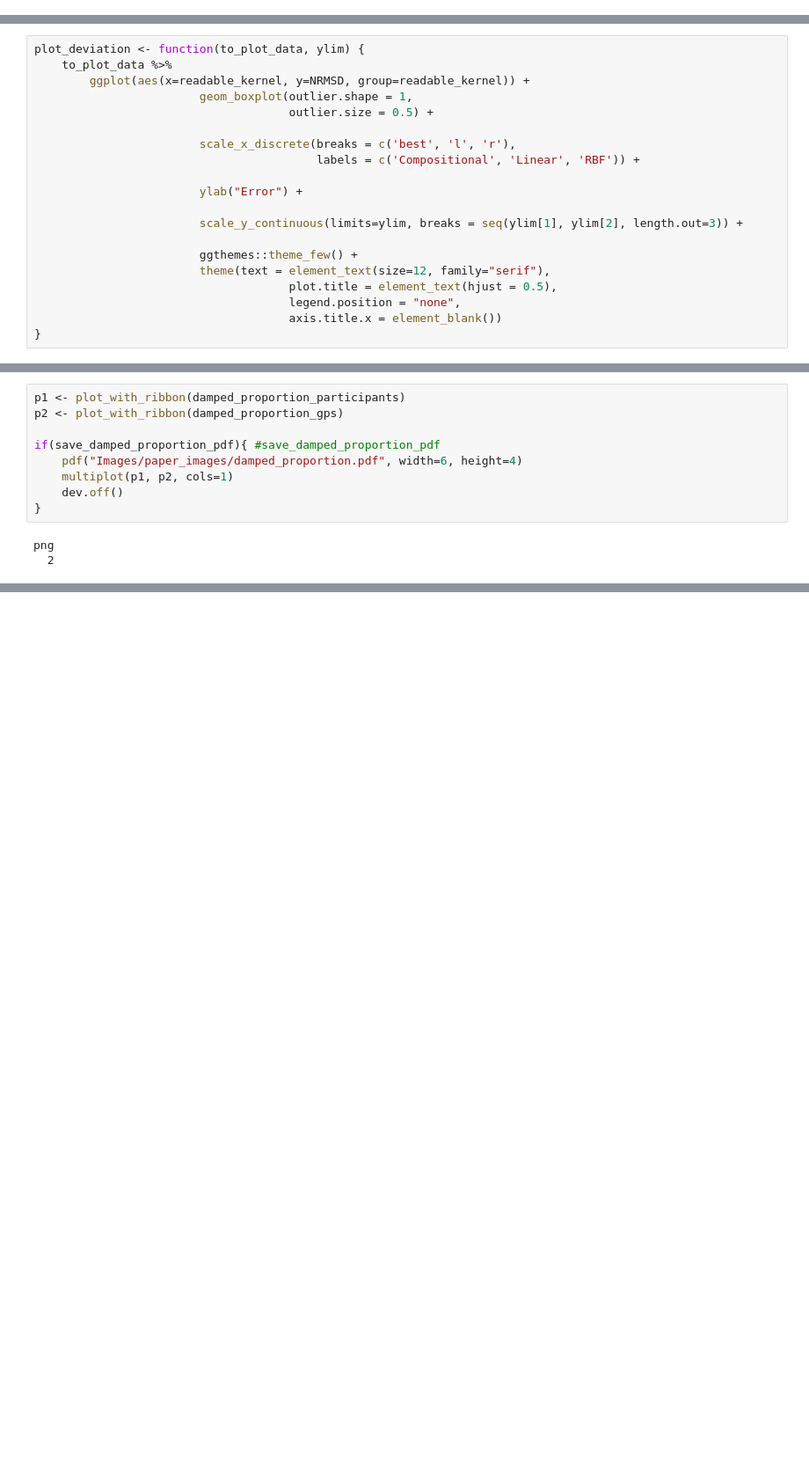
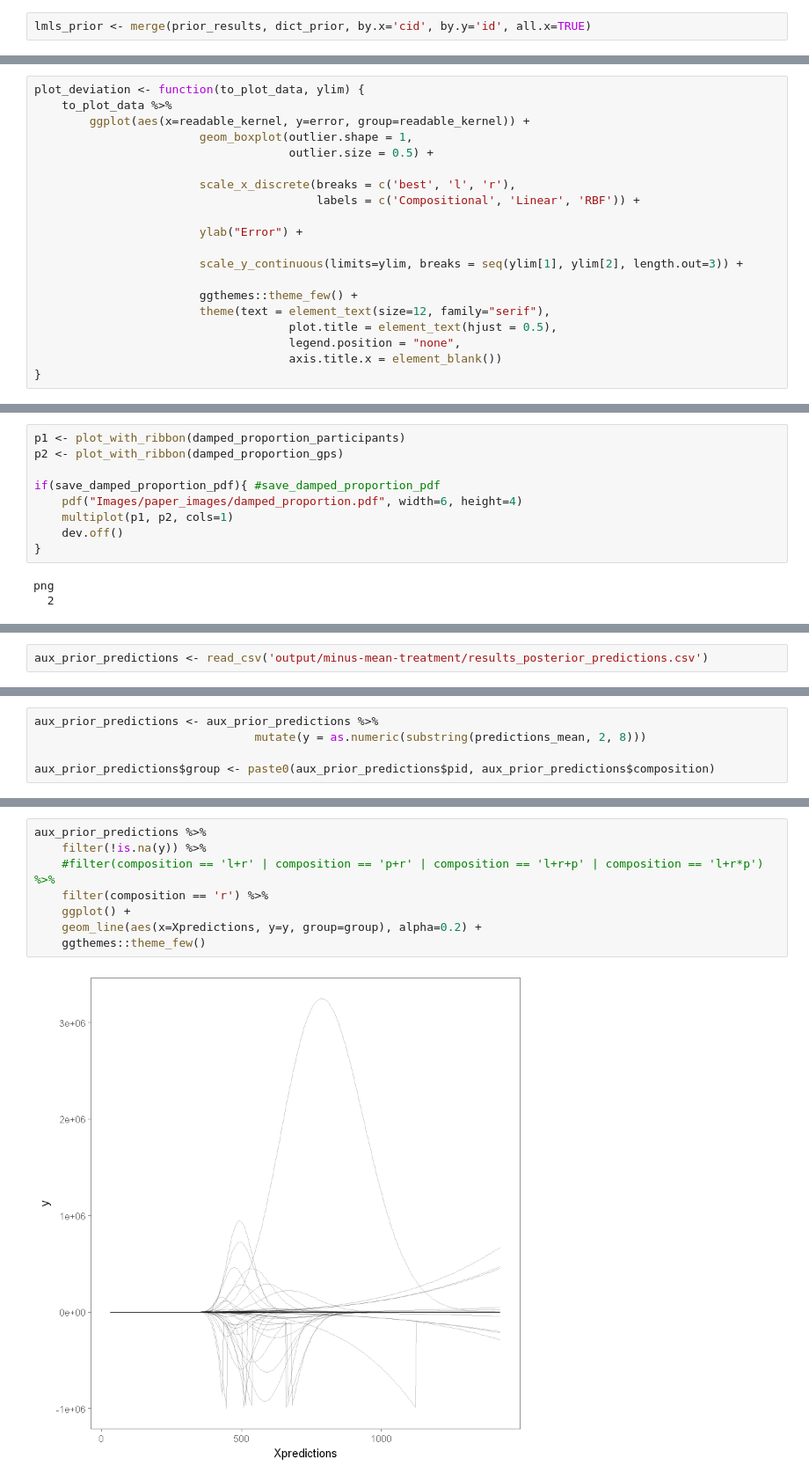
Before and after one commit to ericschulz/compforca, a Jupyter notebook: Data analysis/5- New grid plots (6x2 plots).ipynb, the cells around one changed output, grey strips where cells are left out. Shown at 88% size. Saved outputs shown, nothing was run; the diff lists cells and outputs as text; blank space fills up the shorter version.

```diff
--- a/Data analysis/5- New grid plots (6x2 plots).ipynb
+++ b/Data analysis/5- New grid plots (6x2 plots).ipynb
@@ -186,3 +167,5 @@ lmls_prior$cid_composition <- NULL
+# %%
+lmls_prior <- merge(prior_results, dict_prior, by.x='cid', by.y='id', all.x=TRUE)
 # %%
 # Kernel composition name change
 lmls_prior$kernel <- readable_kernel(lmls_prior$kernel)
@@ -556,7 +574,7 @@ to_plot_results_pred$readable_kernel <- ifelse(to_plot_results_pred$is_max, 'bes
 # %%
 plot_deviation <- function(to_plot_data, ylim) {
     to_plot_data %>%
-        ggplot(aes(x=readable_kernel, y=NRMSD, group=readable_kernel)) +
+        ggplot(aes(x=readable_kernel, y=error, group=readable_kernel)) +
                         geom_boxplot(outlier.shape = 1,
                                      outlier.size = 0.5) +
 
@@ -817,0 +878,2 @@ png
+# %%
+aux_prior_predictions <- read_csv('output/minus-mean-treatment/results_posterior_predictions.csv')
@@ -817,0 +889,5 @@ png
+# %%
+aux_prior_predictions <- aux_prior_predictions %>%
+                                mutate(y = as.numeric(substring(predictions_mean, 2, 8)))
+
+aux_prior_predictions$group <- paste0(aux_prior_predictions$pid, aux_prior_predictions$composition)
@@ -817,0 +897,10 @@ png
+# %%
+aux_prior_predictions %>%
+    filter(!is.na(y)) %>%
+    #filter(composition == 'l+r' | composition == 'p+r' | composition == 'l+r+p' | composition == 'l+r*p') %>%
+    filter(composition == 'r') %>%
+    ggplot() +
+    geom_line(aes(x=Xpredictions, y=y, group=group), alpha=0.2) +
+    ggthemes::theme_few()
+# %% [output]
+[figure, added]
```
Also changed, not shown: parts of 26 cells of this notebook, 30 other files.
